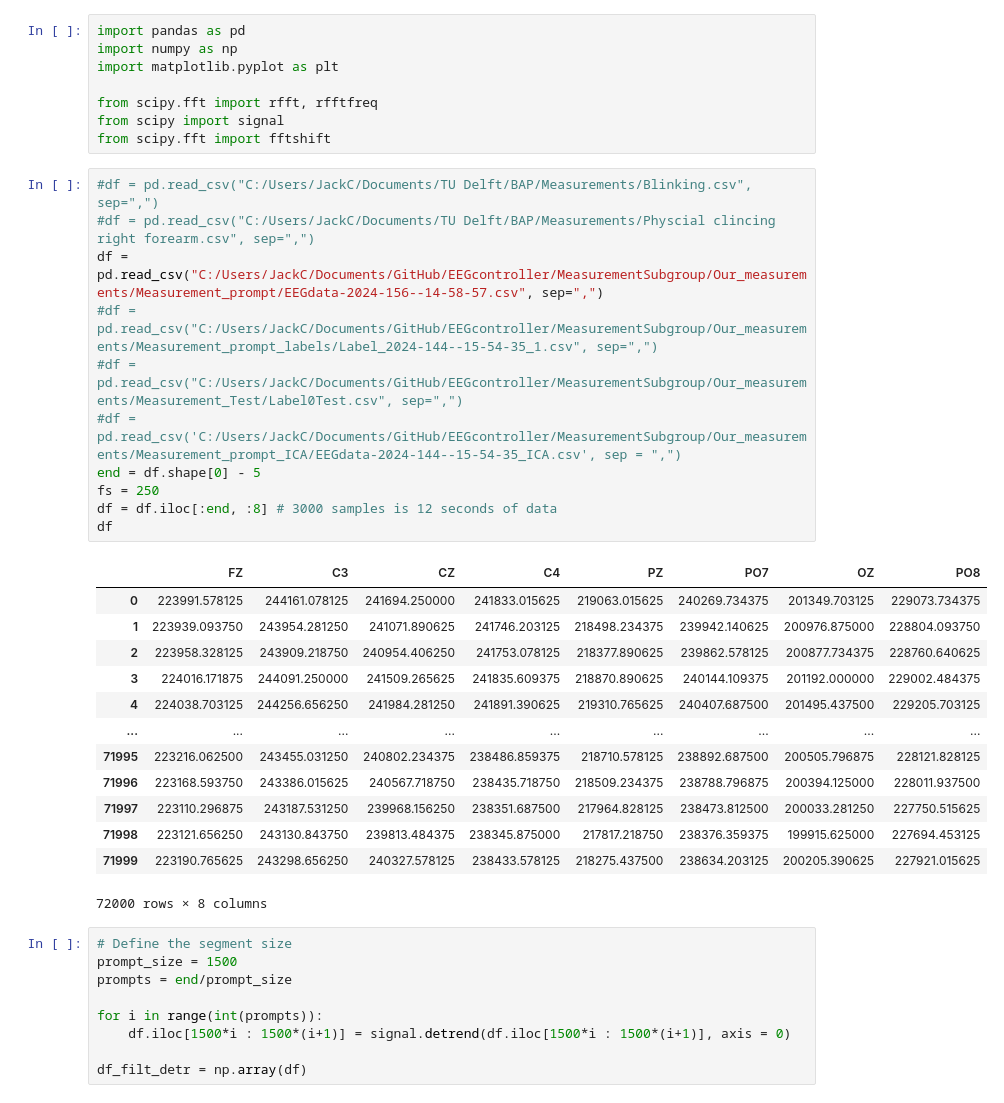
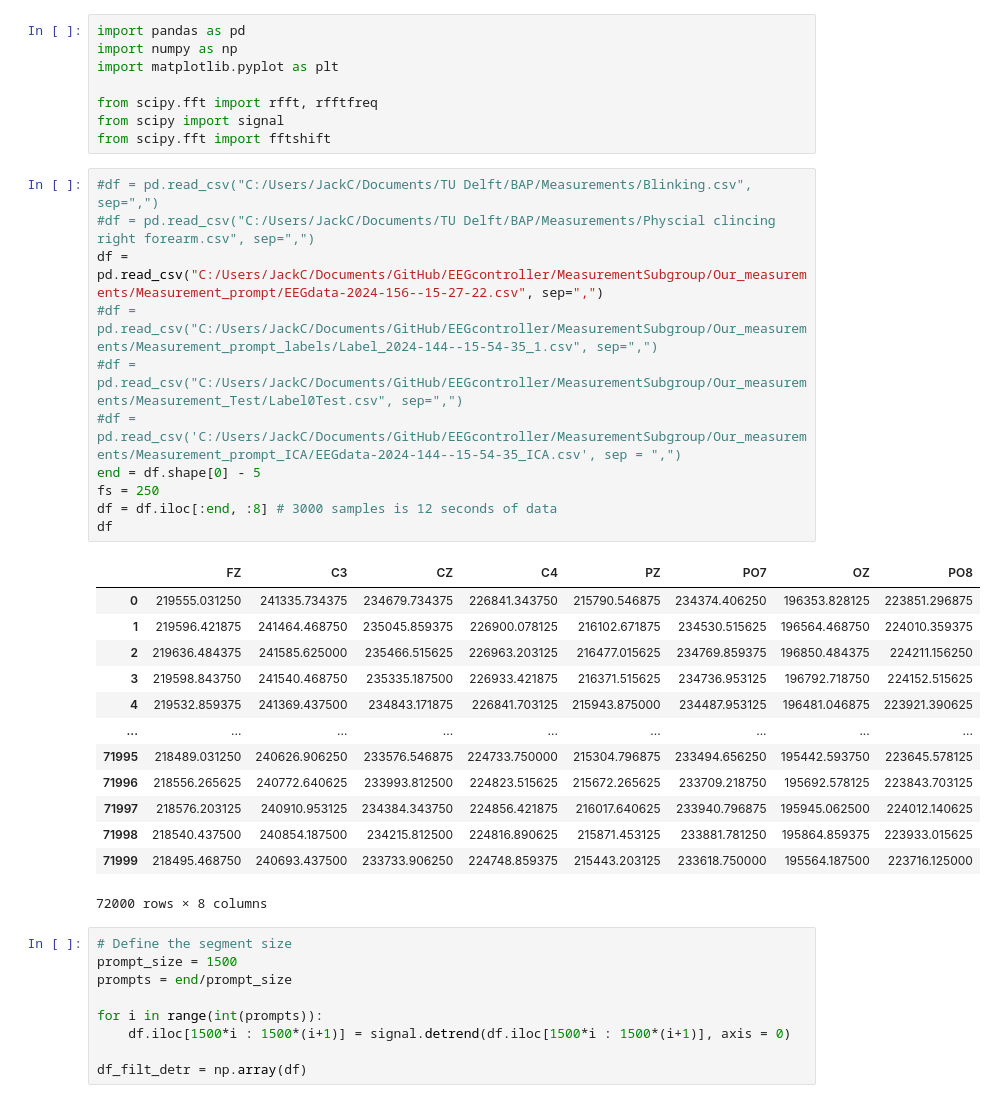
Before and after one commit to ValentijnBakkum/EEGcontroller, a Jupyter notebook: MeasurementSubgroup/Streaming/Python streaming preprocessing.ipynb, the cells around one changed output. Drawn from its saved outputs; the diff is of its cells as text.

```diff
--- a/MeasurementSubgroup/Streaming/Python streaming preprocessing.ipynb
+++ b/MeasurementSubgroup/Streaming/Python streaming preprocessing.ipynb
@@ -9,27 +9,27 @@ from scipy.fft import fftshift
 # %%
 #df = pd.read_csv("C:/Users/JackC/Documents/TU Delft/BAP/Measurements/Blinking.csv", sep=",")
 #df = pd.read_csv("C:/Users/JackC/Documents/TU Delft/BAP/Measurements/Physcial clincing right forearm.csv", sep=",")
-df = pd.read_csv("C:/Users/JackC/Documents/GitHub/EEGcontroller/MeasurementSubgroup/Our_measurements/Measurement_prompt/EEGdata-2024-156--14-58-57.csv", sep=",")
+df = pd.read_csv("C:/Users/JackC/Documents/GitHub/EEGcontroller/MeasurementSubgroup/Our_measurements/Measurement_prompt/EEGdata-2024-156--15-27-22.csv", sep=",")
 #df = pd.read_csv("C:/Users/JackC/Documents/GitHub/EEGcontroller/MeasurementSubgroup/Our_measurements/Measurement_prompt_labels/Label_2024-144--15-54-35_1.csv", sep=",")
 #df = pd.read_csv("C:/Users/JackC/Documents/GitHub/EEGcontroller/MeasurementSubgroup/Our_measurements/Measurement_Test/Label0Test.csv", sep=",")
 #df = pd.read_csv('C:/Users/JackC/Documents/GitHub/EEGcontroller/MeasurementSubgroup/Our_measurements/Measurement_prompt_ICA/EEGdata-2024-144--15-54-35_ICA.csv', sep = ",")
 end = df.shape[0] - 5
 fs = 250
 df = df.iloc[:end, :8] # 3000 samples is 12 seconds of data
 df
 # %% [output]
 |  | FZ | C3 | CZ | C4 | PZ | PO7 | OZ | PO8 |
-| 0 | 223991.578125 | 244161.078125 | 241694.250000 | 241833.015625 | 219063.015625 | 240269.734375 | 201349.703125 | 229073.734375 |
-| 1 | 223939.093750 | 243954.281250 | 241071.890625 | 241746.203125 | 218498.234375 | 239942.140625 | 200976.875000 | 228804.093750 |
-| 2 | 223958.328125 | 243909.218750 | 240954.406250 | 241753.078125 | 218377.890625 | 239862.578125 | 200877.734375 | 228760.640625 |
-| 3 | 224016.171875 | 244091.250000 | 241509.265625 | 241835.609375 | 218870.890625 | 240144.109375 | 201192.000000 | 229002.484375 |
-| 4 | 224038.703125 | 244256.656250 | 241984.281250 | 241891.390625 | 219310.765625 | 240407.687500 | 201495.437500 | 229205.703125 |
+| 0 | 219555.031250 | 241335.734375 | 234679.734375 | 226841.343750 | 215790.546875 | 234374.406250 | 196353.828125 | 223851.296875 |
+| 1 | 219596.421875 | 241464.468750 | 235045.859375 | 226900.078125 | 216102.671875 | 234530.515625 | 196564.468750 | 224010.359375 |
+| 2 | 219636.484375 | 241585.625000 | 235466.515625 | 226963.203125 | 216477.015625 | 234769.859375 | 196850.484375 | 224211.156250 |
+| 3 | 219598.843750 | 241540.468750 | 235335.187500 | 226933.421875 | 216371.515625 | 234736.953125 | 196792.718750 | 224152.515625 |
+| 4 | 219532.859375 | 241369.437500 | 234843.171875 | 226841.703125 | 215943.875000 | 234487.953125 | 196481.046875 | 223921.390625 |
 | ... | ... | ... | ... | ... | ... | ... | ... | ... |
-| 71995 | 223216.062500 | 243455.031250 | 240802.234375 | 238486.859375 | 218710.578125 | 238892.687500 | 200505.796875 | 228121.828125 |
-| 71996 | 223168.593750 | 243386.015625 | 240567.718750 | 238435.718750 | 218509.234375 | 238788.796875 | 200394.125000 | 228011.937500 |
-| 71997 | 223110.296875 | 243187.531250 | 239968.156250 | 238351.687500 | 217964.828125 | 238473.812500 | 200033.281250 | 227750.515625 |
-| 71998 | 223121.656250 | 243130.843750 | 239813.484375 | 238345.875000 | 217817.218750 | 238376.359375 | 199915.625000 | 227694.453125 |
-| 71999 | 223190.765625 | 243298.656250 | 240327.578125 | 238433.578125 | 218275.437500 | 238634.203125 | 200205.390625 | 227921.015625 |
+| 71995 | 218489.031250 | 240626.906250 | 233576.546875 | 224733.750000 | 215304.796875 | 233494.656250 | 195442.593750 | 223645.578125 |
+| 71996 | 218556.265625 | 240772.640625 | 233993.812500 | 224823.515625 | 215672.265625 | 233709.218750 | 195692.578125 | 223843.703125 |
+| 71997 | 218576.203125 | 240910.953125 | 234384.343750 | 224856.421875 | 216017.640625 | 233940.796875 | 195945.062500 | 224012.140625 |
+| 71998 | 218540.437500 | 240854.187500 | 234215.812500 | 224816.890625 | 215871.453125 | 233881.781250 | 195864.859375 | 223933.015625 |
+| 71999 | 218495.468750 | 240693.437500 | 233733.906250 | 224748.859375 | 215443.203125 | 233618.750000 | 195564.187500 | 223716.125000 |
 72000 rows × 8 columns
 # %%
 # Define the segment size
```
Also changed, not shown: parts of 3 cells of this notebook, 10 other files.
